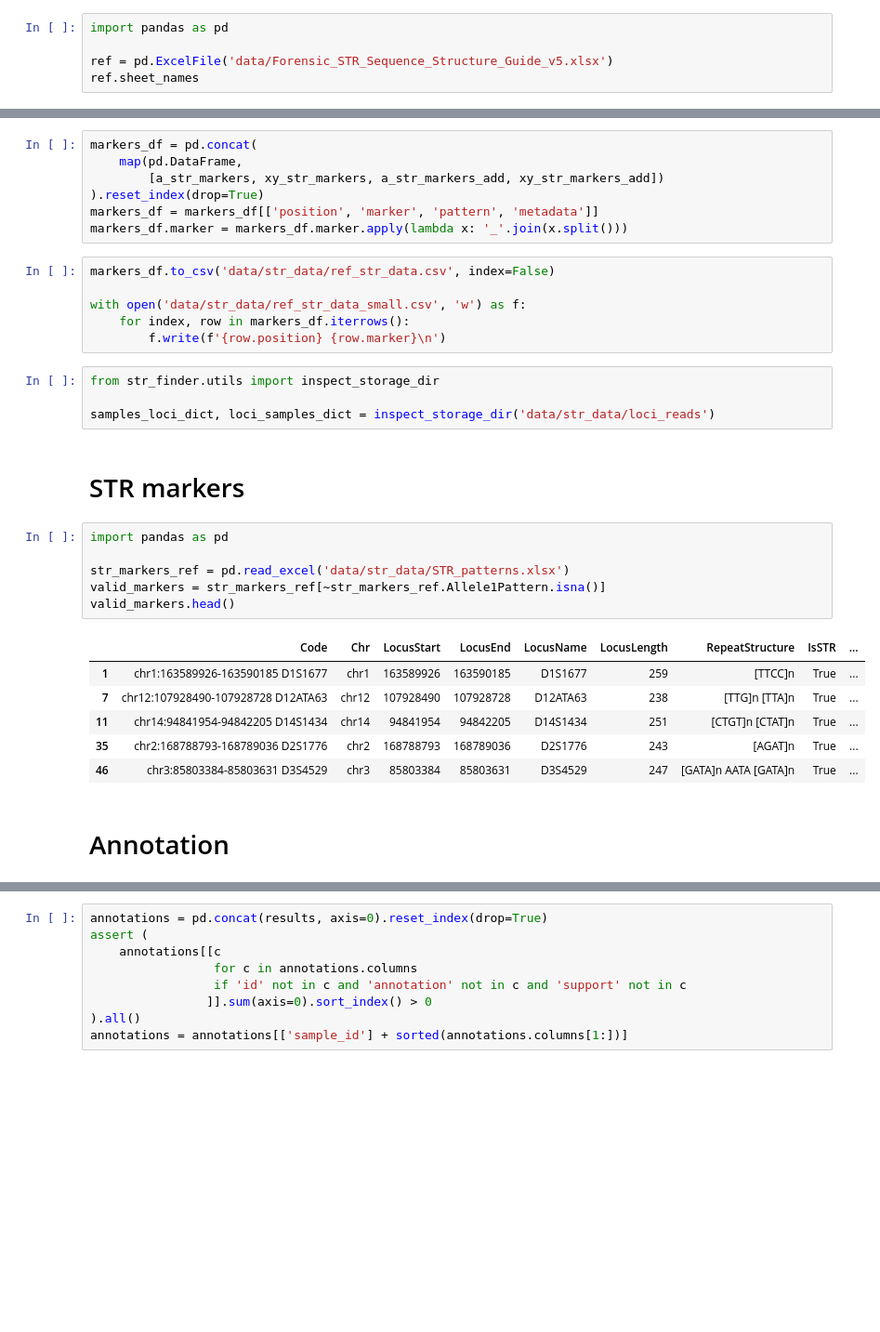
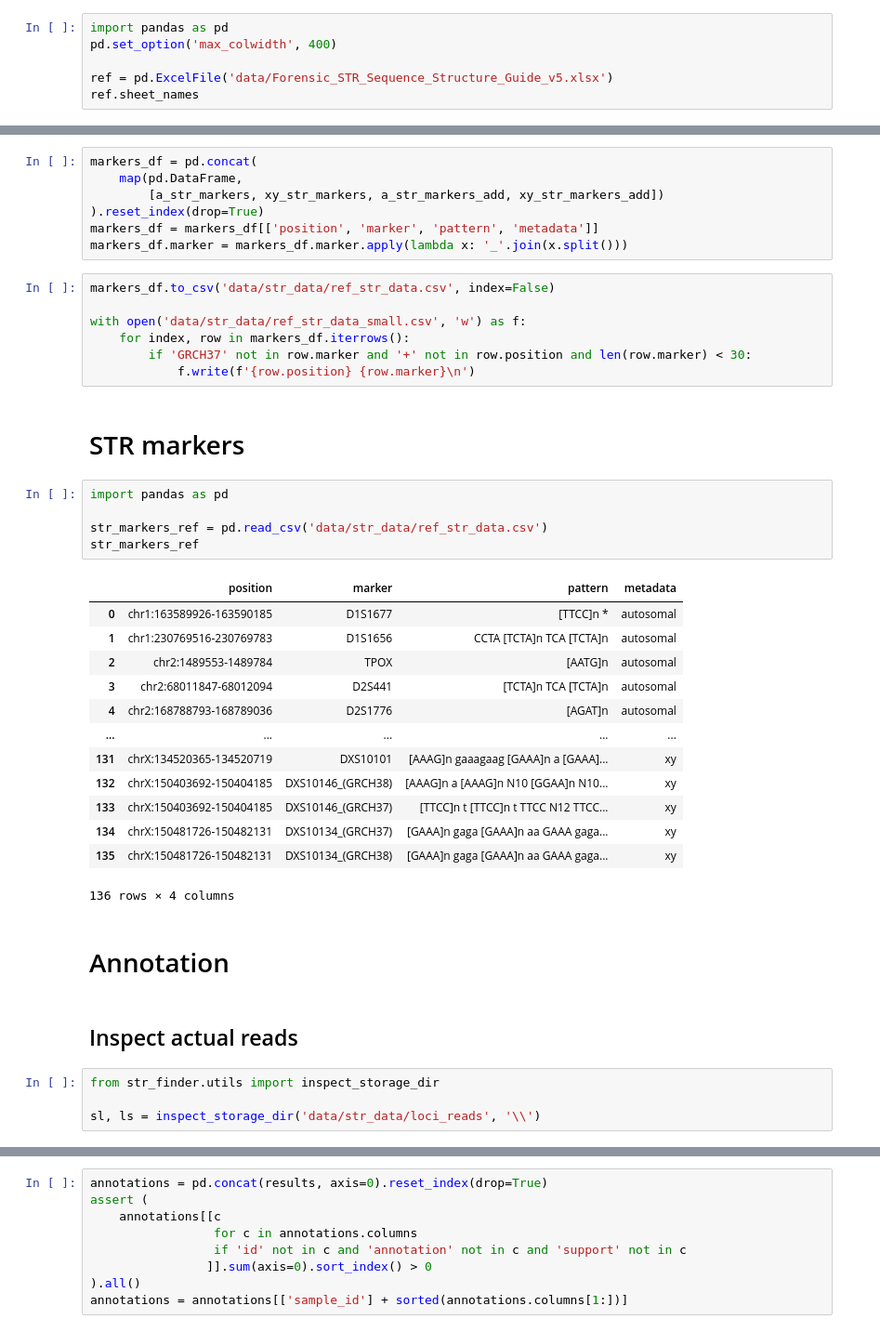
Before and after one commit to dzemidkada/bsu-genomics, a Jupyter notebook: notebooks/STR_annotation.ipynb, the cells around one changed output, grey strips where cells are left out. Shown at 93% size. Cells and saved outputs as stored; diff of their text form; blank space fills up the shorter version.

```diff
--- a/notebooks/STR_annotation.ipynb
+++ b/notebooks/STR_annotation.ipynb
@@ -8,6 +8,7 @@ os.chdir(os.environ['PROJECT_ROOT'])
 # Reference (Forensic v5)
 # %%
 import pandas as pd
+pd.set_option('max_colwidth', 400)
 
 ref = pd.ExcelFile('data/Forensic_STR_Sequence_Structure_Guide_v5.xlsx')
 ref.sheet_names
@@ -63,25 +64,34 @@ markers_df.to_csv('data/str_data/ref_str_data.csv', index=False)
 
 with open('data/str_data/ref_str_data_small.csv', 'w') as f:
     for index, row in markers_df.iterrows():
-        f.write(f'{row.position} {row.marker}\n')
+        if 'GRCH37' not in row.marker and '+' not in row.position and len(row.marker) < 30:
+            f.write(f'{row.position} {row.marker}\n')
-# %%
-from str_finder.utils import inspect_storage_dir
-
-samples_loci_dict, loci_samples_dict = inspect_storage_dir('data/str_data/loci_reads')
 # %% [markdown]
 # STR markers
 # %%
 import pandas as pd
 
-str_markers_ref = pd.read_excel('data/str_data/STR_patterns.xlsx')
-valid_markers = str_markers_ref[~str_markers_ref.Allele1Pattern.isna()]
-valid_markers.head()
+str_markers_ref = pd.read_csv('data/str_data/ref_str_data.csv')
+str_markers_ref
 # %% [output]
-|  | Code | Chr | LocusStart | LocusEnd | LocusName | LocusLength | RepeatStructure | IsSTR | ... |
-| 1 | chr1:163589926-163590185 D1S1677 | chr1 | 163589926 | 163590185 | D1S1677 | 259 | [TTCC]n | True | ... |
-| 7 | chr12:107928490-107928728 D12ATA63 | chr12 | 107928490 | 107928728 | D12ATA63 | 238 | [TTG]n [TTA]n | True | ... |
-| 11 | chr14:94841954-94842205 D14S1434 | chr14 | 94841954 | 94842205 | D14S1434 | 251 | [CTGT]n [CTAT]n | True | ... |
-| 35 | chr2:168788793-168789036 D2S1776 | chr2 | 168788793 | 168789036 | D2S1776 | 243 | [AGAT]n | True | ... |
-| 46 | chr3:85803384-85803631 D3S4529 | chr3 | 85803384 | 85803631 | D3S4529 | 247 | [GATA]n AATA [GATA]n | True | ... |
+|  | position | marker | pattern | metadata |
+| 0 | chr1:163589926-163590185 | D1S1677 | [TTCC]n * | autosomal |
+| 1 | chr1:230769516-230769783 | D1S1656 | CCTA [TCTA]n TCA [TCTA]n | autosomal |
+| 2 | chr2:1489553-1489784 | TPOX | [AATG]n | autosomal |
+| 3 | chr2:68011847-68012094 | D2S441 | [TCTA]n TCA [TCTA]n | autosomal |
+| 4 | chr2:168788793-168789036 | D2S1776 | [AGAT]n | autosomal |
+| ... | ... | ... | ... | ... |
+| 131 | chrX:134520365-134520719 | DXS10101 | [AAAG]n gaaagaag [GAAA]n a [GAAA]... | xy |
+| 132 | chrX:150403692-150404185 | DXS10146_(GRCH38) | [AAAG]n a [AAAG]n N10 [GGAA]n N10... | xy |
+| 133 | chrX:150403692-150404185 | DXS10146_(GRCH37) | [TTCC]n t [TTCC]n t TTCC N12 TTCC... | xy |
+| 134 | chrX:150481726-150482131 | DXS10134_(GRCH37) | [GAAA]n gaga [GAAA]n aa GAAA gaga... | xy |
+| 135 | chrX:150481726-150482131 | DXS10134_(GRCH38) | [GAAA]n gaga [GAAA]n aa GAAA gaga... | xy |
+136 rows × 4 columns
 # %% [markdown]
 # Annotation
+# %% [markdown]
+## Inspect actual reads
+# %%
+from str_finder.utils import inspect_storage_dir
+
+sl, ls = inspect_storage_dir('data/str_data/loci_reads', '\\')
```
Also changed, not shown: parts of 6 cells of this notebook, 4 other files.
